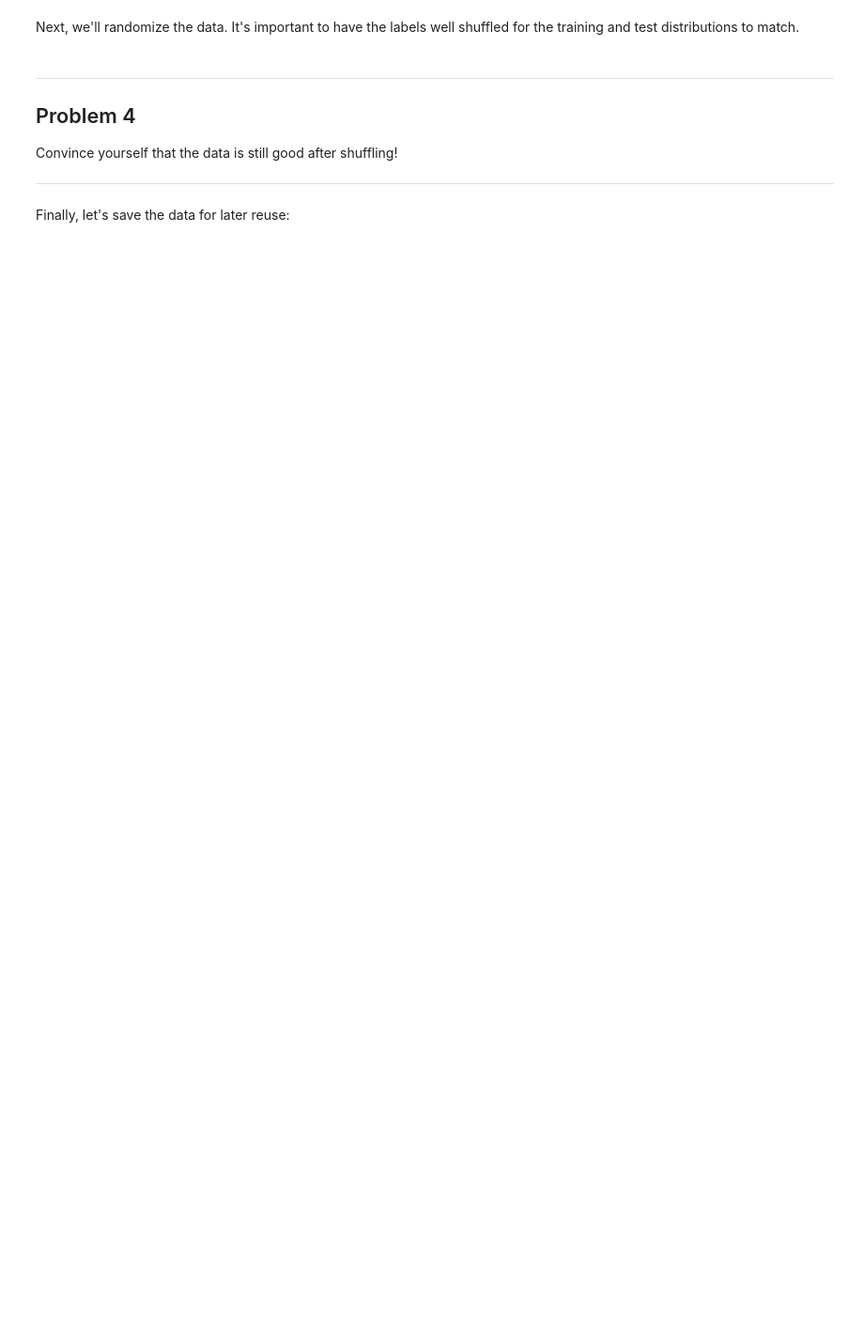
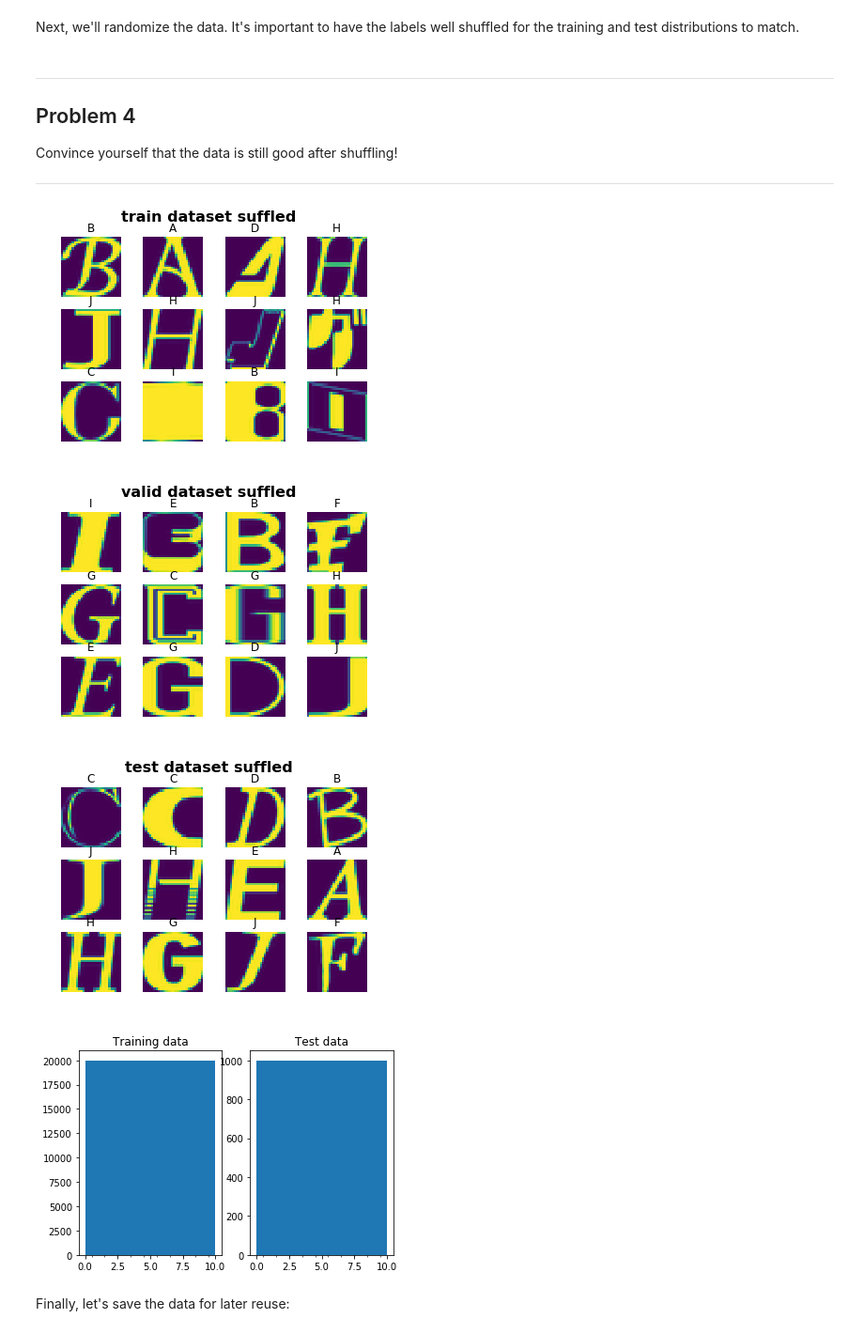
Before and after one commit to gaoshuaifu/kungfu, a Jupyter notebook: deeplearning/udacity730/1_notmnist.ipynb, the cells around one changed output. Shown: that part at 94% size. Drawn from its saved outputs; the diff is of its cells as text; code cells hidden in the pictures; blank space fills up the shorter version.

```diff
--- a/deeplearning/udacity730/1_notmnist.ipynb
+++ b/deeplearning/udacity730/1_notmnist.ipynb
@@ -351,6 +382,8 @@ def make_arrays(nb_rows, img_size):
   return dataset, labels
 
 def merge_datasets(pickle_files, train_size, valid_size=0):
+  """ Merge data from all classes (A ~ J) into train dataset and valid dataset. """
+
   num_classes = len(pickle_files)
   valid_dataset, valid_labels = make_arrays(valid_size, image_size)
   train_dataset, train_labels = make_arrays(train_size, image_size)
@@ -389,8 +422,7 @@ train_size = 200000
 valid_size = 10000
 test_size = 10000
 
-valid_dataset, valid_labels, train_dataset, train_labels = merge_datasets(
-  train_datasets, train_size, valid_size)
+valid_dataset, valid_labels, train_dataset, train_labels = merge_datasets(train_datasets, train_size, valid_size)
 _, _, test_dataset, test_labels = merge_datasets(test_datasets, test_size)
 
 print('Training:', train_dataset.shape, train_labels.shape)
@@ -418,6 +450,51 @@ Problem 4
 Convince yourself that the data is still good after shuffling!
 
 ---
+# %%
+def plot_balance():
+    fig, ax = plt.subplots(1, 2)
+    bins = np.arange(train_labels.min(), train_labels.max() + 2)
+    ax[0].hist(train_labels, bins=bins)
+    ax[0].set_xticks((bins[:-1] + bins[1:]) / 2, [chr(k) for k in range(ord("A"), ord("J") + 1)])
+    ax[0].set_title("Training data")
+
+    bins = np.arange(test_labels.min(), test_labels.max() + 2)
+    ax[1].hist(test_labels, bins=bins)
+    ax[1].set_xticks((bins[:-1] + bins[1:]) / 2, [chr(k) for k in range(ord("A"), ord("J") + 1)])
+    ax[1].set_title("Test data")
+    plt.show()
+
+def display_dataset(data, title, sample_size):
+    fig = plt.figure()
+    fig.suptitle(title, fontsize=16, fontweight='bold')
+    for index, image in enumerate(data):
+        if index == sample_size * 10: break
+        ax = fig.add_subplot(10, sample_size, index + 1)
+        ax.imshow(image)
+        ax.set_axis_off()
+        ax.imshow(image)
+
+    plt.show()
+
+def plot_sample_dataset(dataset, labels, title):
+    plt.suptitle(title, fontsize=16, fontweight='bold')
+    items = random.sample(range(len(labels)), 12)
+    for i, item in enumerate(items):
+        plt.subplot(3, 4, i + 1)
+        plt.axis('off')
+        plt.title(chr(ord('A') + labels[item]))
+        plt.imshow(dataset[item])
+    plt.show()
+
+plot_sample_dataset(train_dataset, train_labels, 'train dataset suffled')
+plot_sample_dataset(valid_dataset, valid_labels, 'valid dataset suffled')
+plot_sample_dataset(test_dataset, test_labels, 'test dataset suffled')
+plot_balance()
+# %% [output]
+[figure, added]
+[figure, added]
+[figure, added]
+[figure, added]
 # %% [markdown]
 Finally, let's save the data for later reuse:
 # %%
```
Also changed, not shown: parts of 7 cells of this notebook.
